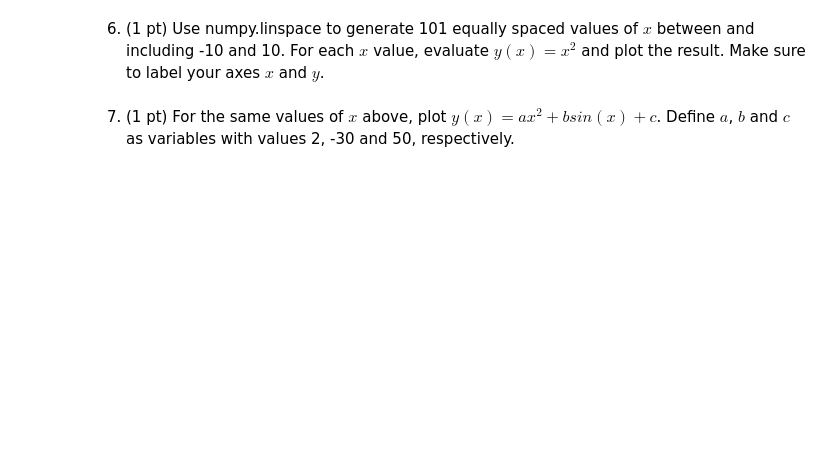
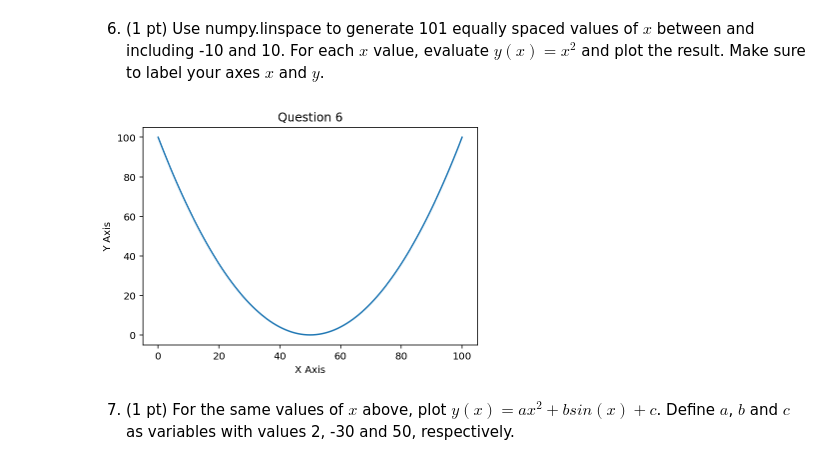
Before and after one commit to kaylaw9826/NEU337-Spring2020, a Jupyter notebook: homework/homework-Jan-23-numpy.ipynb, the cells around one changed output. Cells and saved outputs as stored; diff of their text form; code cells hidden in the pictures; blank space fills up the shorter version.

```diff
--- a/homework/homework-Jan-23-numpy.ipynb
+++ b/homework/homework-Jan-23-numpy.ipynb
@@ -45,4 +58,12 @@ plt.title("Question 3");
 # %% [markdown]
 6. (1 pt) Use numpy.linspace to generate 101 equally spaced values of $x$ between and including -10 and 10. For each $x$ value, evaluate $y(x) = x^2$ and plot the result. Make sure to label your axes $x$ and $y$.
+# %%
+ef = np.square(np.linspace(-10, 10, num=101))
+plt.plot(ef);
+plt.xlabel("X Axis")
+plt.ylabel("Y Axis")
+plt.title("Question 6");
+# %% [output]
+[figure, added]
 # %% [markdown]
 7. (1 pt) For the same values of $x$ above, plot $y(x) = a x^2 + b sin(x) + c$. Define $a$, $b$ and $c$ as variables with values 2, -30 and 50, respectively.
```
Also changed, not shown: parts of 9 cells of this notebook.
